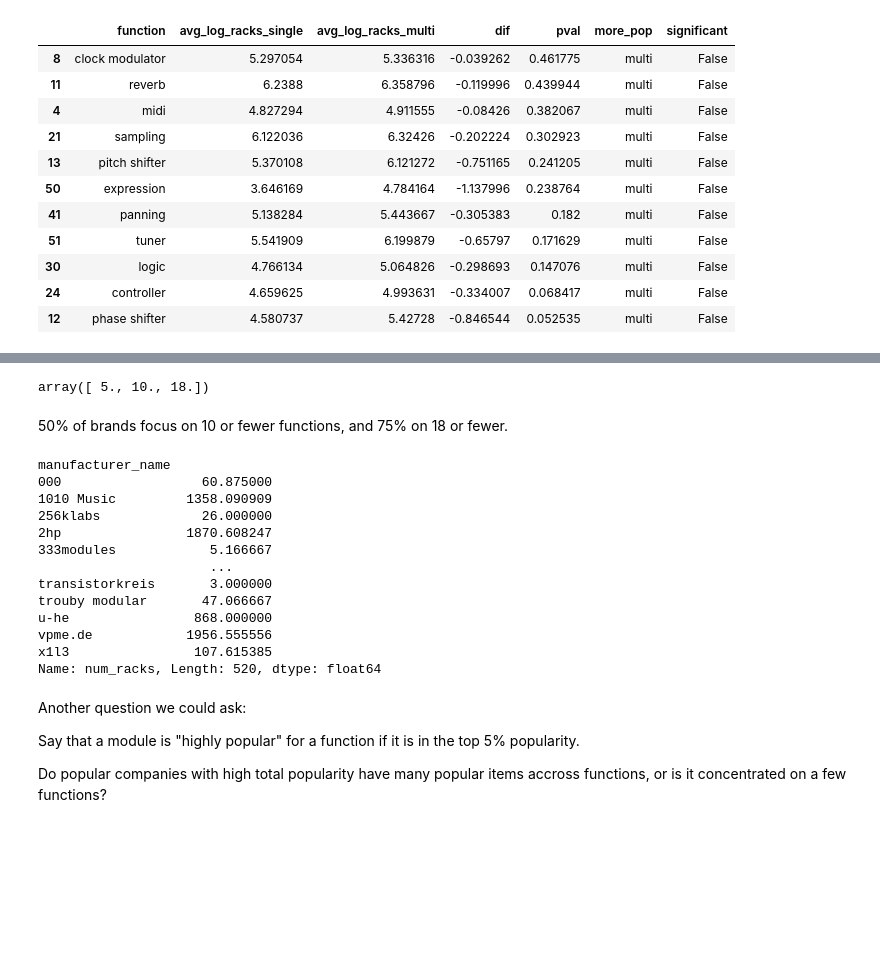
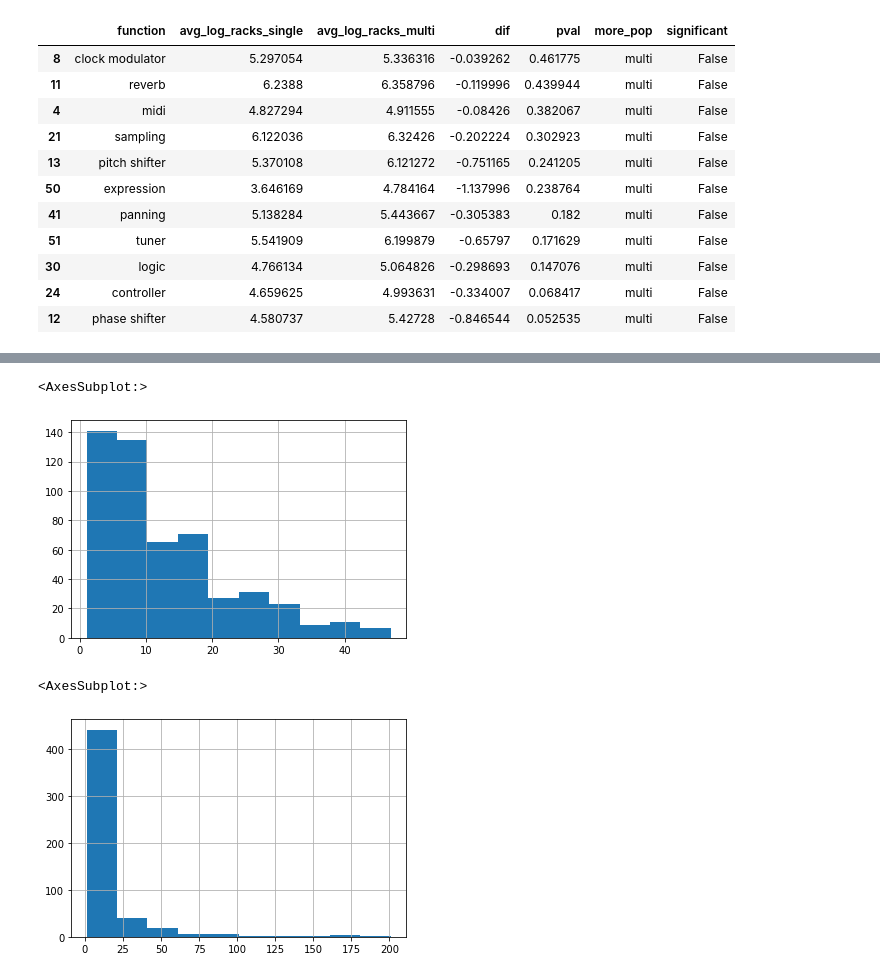
Before and after one commit to zstone00000/nycdsa_python_project, a Jupyter notebook: Eurorack_EDA.ipynb, the cells around one changed output, grey strips where cells are left out. Drawn from its saved outputs; the diff is of its cells as text; code cells hidden in the pictures; blank space fills up the shorter version.

```diff
--- a/Eurorack_EDA.ipynb
+++ b/Eurorack_EDA.ipynb
@@ -701,18 +762,0 @@ func_testresults[(func_testresults.more_pop == 'multi') & ~func_testresults.sign
-# %%
-brand_data = pd.DataFrame({'brands': df_brands.manufacturer_name.unique()})
-
-#Add row for number of unique functions that brand makes
-brand_data = brand_data.merge(
-    brands_exploded.groupby('manufacturer_name')['functions'].unique().apply(len)\
-        .reset_index(),
-    left_on = 'brands', right_on = 'manufacturer_name')\
-        .drop('manufacturer_name', axis=1)
-
-#Add row for average popularity of product by brand
-brand_data = brand_data.merge(
-    df_brands.groupby('manufacturer_name')['num_racks'].mean()\
-        .reset_index(),
-    left_on = 'brands', right_on = 'manufacturer_name')\
-        .drop('manufacturer_name', axis=1)
-
-brand_data
@@ -733,28 +763,10 @@ brand_data
-# %%
-np.quantile(brand_funcs, [.25, .5, .75])
-# %% [output]
-array([ 5., 10., 18.])
-# %% [markdown]
-50% of brands focus on 10 or fewer functions, and 75% on 18 or fewer.
-# %%
-df_brands.groupby('manufacturer_name')['num_racks'].mean()
-# %% [output]
-manufacturer_name
-000                  60.875000
-1010 Music         1358.090909
-256klabs             26.000000
-2hp                1870.608247
-333modules            5.166667
-                      ...
-transistorkreis       3.000000
-trouby modular       47.066667
-u-he                868.000000
-vpme.de            1956.555556
-x1l3                107.615385
-Name: num_racks, Length: 520, dtype: float64
-# %% [markdown]
-Another question we could ask:
-
-Say that a module is "highly popular" for a function if it is in the top 5% popularity.
-
-Do popular companies with high total popularity have many popular items accross functions, or is it concentrated on a few functions?
+# %%
+brand_data.n_functions.hist()
+# %% [output]
+<AxesSubplot:>
+[figure, added]
+# %%
+brand_data.n_modules.hist()
+# %% [output]
+<AxesSubplot:>
+[figure, added]
```
Also changed, not shown: parts of 46 cells of this notebook.
